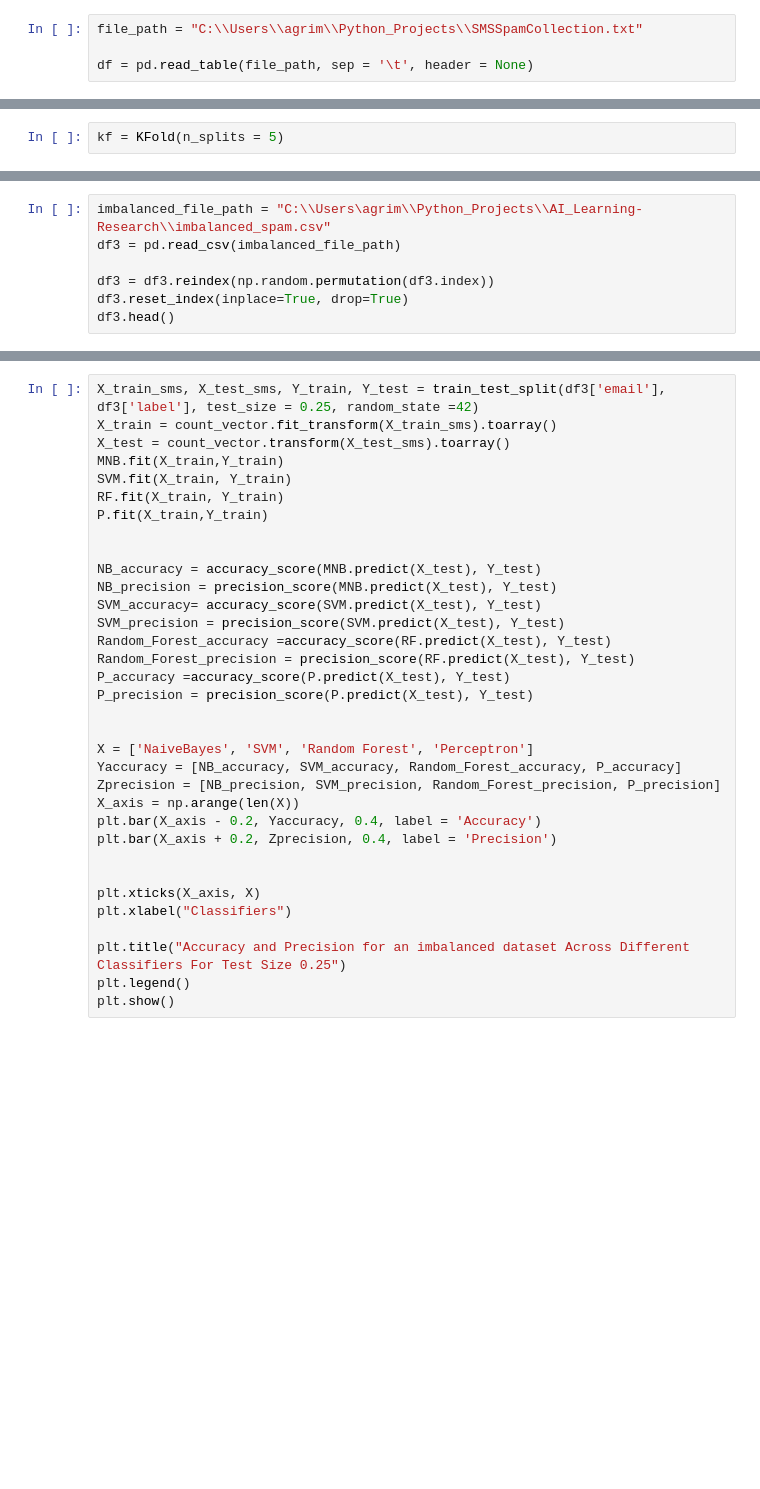
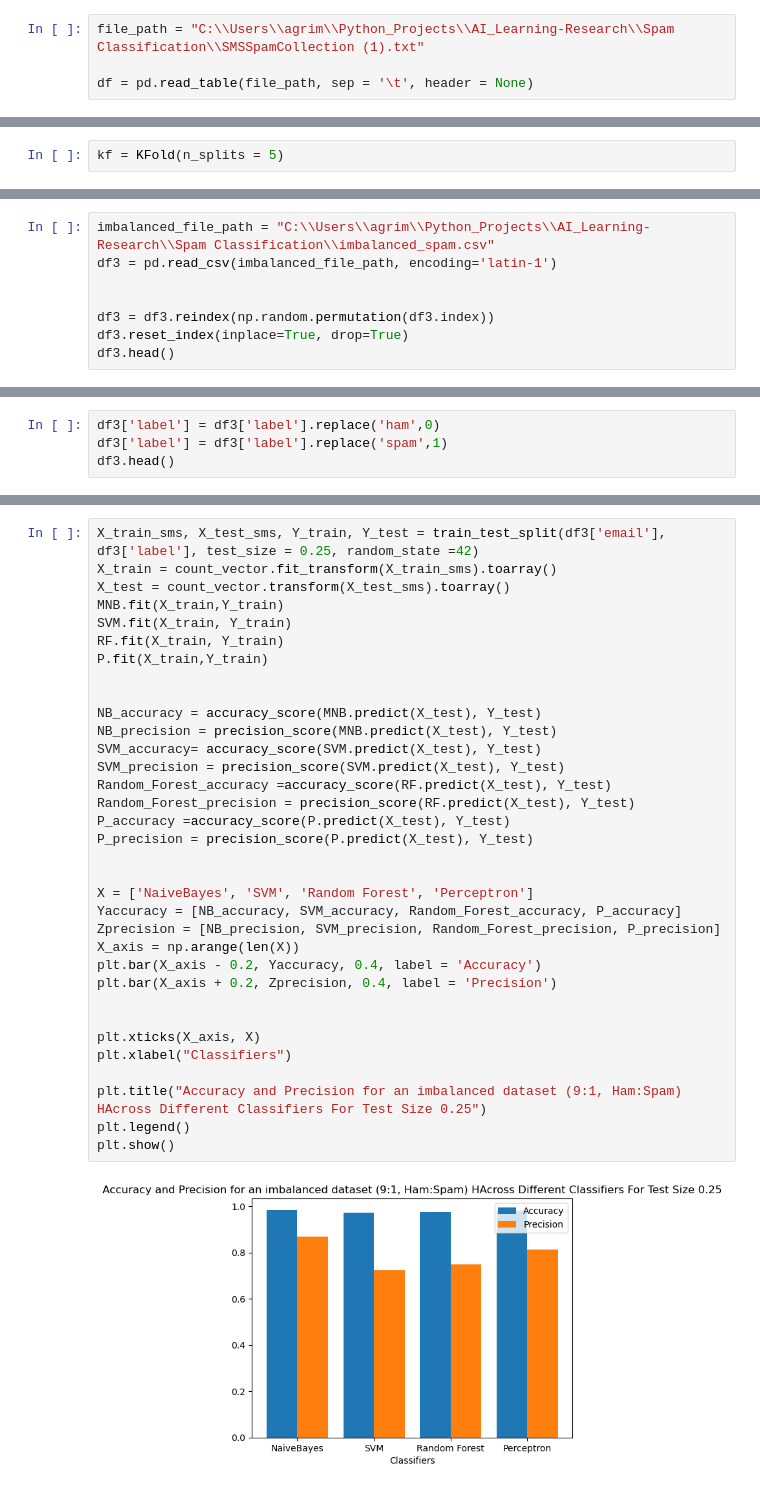
Before and after one commit to AJ-6/AI_Learning-Research, a Jupyter notebook: Spam_Classification.ipynb, the cells around one changed output, grey strips where cells are left out. Cells and saved outputs as stored; diff of their text form; blank space fills up the shorter version.

```diff
--- a/Spam_Classification.ipynb
+++ b/Spam_Classification.ipynb
@@ -15,6 +15,6 @@ from sklearn.svm import SVC
 from sklearn.ensemble import RandomForestClassifier
 from sklearn.linear_model import Perceptron
 # %%
-file_path = "C:\\Users\\agrim\\Python_Projects\\SMSSpamCollection.txt"
+file_path = "C:\\Users\\agrim\\Python_Projects\\AI_Learning-Research\\Spam Classification\\SMSSpamCollection (1).txt"
 
 df = pd.read_table(file_path, sep = '\t', header = None)
@@ -301,6 +423,7 @@ print(f" Mean Precision: {mean_precision}")
 # %%
-imbalanced_file_path = "C:\\Users\agrim\\Python_Projects\\AI_Learning-Research\\imbalanced_spam.csv"
-df3 = pd.read_csv(imbalanced_file_path)
+imbalanced_file_path = "C:\\Users\\agrim\\Python_Projects\\AI_Learning-Research\\Spam Classification\\imbalanced_spam.csv"
+df3 = pd.read_csv(imbalanced_file_path, encoding='latin-1')
+
 
 df3 = df3.reindex(np.random.permutation(df3.index))
 df3.reset_index(inplace=True, drop=True)
@@ -307,0 +438,4 @@ df3.head()
+# %%
+df3['label'] = df3['label'].replace('ham',0)
+df3['label'] = df3['label'].replace('spam',1)
+df3.head()
@@ -311,34 +464,36 @@ X_train = count_vector.fit_transform(X_train_sms).toarray()
 X_test = count_vector.transform(X_test_sms).toarray()
 MNB.fit(X_train,Y_train)
 SVM.fit(X_train, Y_train)
 RF.fit(X_train, Y_train)
 P.fit(X_train,Y_train)
 
 
 NB_accuracy = accuracy_score(MNB.predict(X_test), Y_test)
 NB_precision = precision_score(MNB.predict(X_test), Y_test)
 SVM_accuracy= accuracy_score(SVM.predict(X_test), Y_test)
 SVM_precision = precision_score(SVM.predict(X_test), Y_test)
 Random_Forest_accuracy =accuracy_score(RF.predict(X_test), Y_test)
 Random_Forest_precision = precision_score(RF.predict(X_test), Y_test)
 P_accuracy =accuracy_score(P.predict(X_test), Y_test)
 P_precision = precision_score(P.predict(X_test), Y_test)
 
 
 X = ['NaiveBayes', 'SVM', 'Random Forest', 'Perceptron']
 Yaccuracy = [NB_accuracy, SVM_accuracy, Random_Forest_accuracy, P_accuracy]
 Zprecision = [NB_precision, SVM_precision, Random_Forest_precision, P_precision]
 X_axis = np.arange(len(X))
 plt.bar(X_axis - 0.2, Yaccuracy, 0.4, label = 'Accuracy')
 plt.bar(X_axis + 0.2, Zprecision, 0.4, label = 'Precision')
 
 
 plt.xticks(X_axis, X)
 plt.xlabel("Classifiers")
 
-plt.title("Accuracy and Precision for an imbalanced dataset Across Different Classifiers For Test Size 0.25")
+plt.title("Accuracy and Precision for an imbalanced dataset (9:1, Ham:Spam) HAcross Different Classifiers For Test Size 0.25")
 plt.legend()
 plt.show()
+# %% [output]
+[figure, added]
 # %%
 X_train_sms, X_test_sms, Y_train, Y_test = train_test_split(df3['email'], df3['label'], test_size = 0.5, random_state =42)
 X_train = count_vector.fit_transform(X_train_sms).toarray()
```
Also changed, not shown: parts of 23 cells of this notebook, 1 other file.
